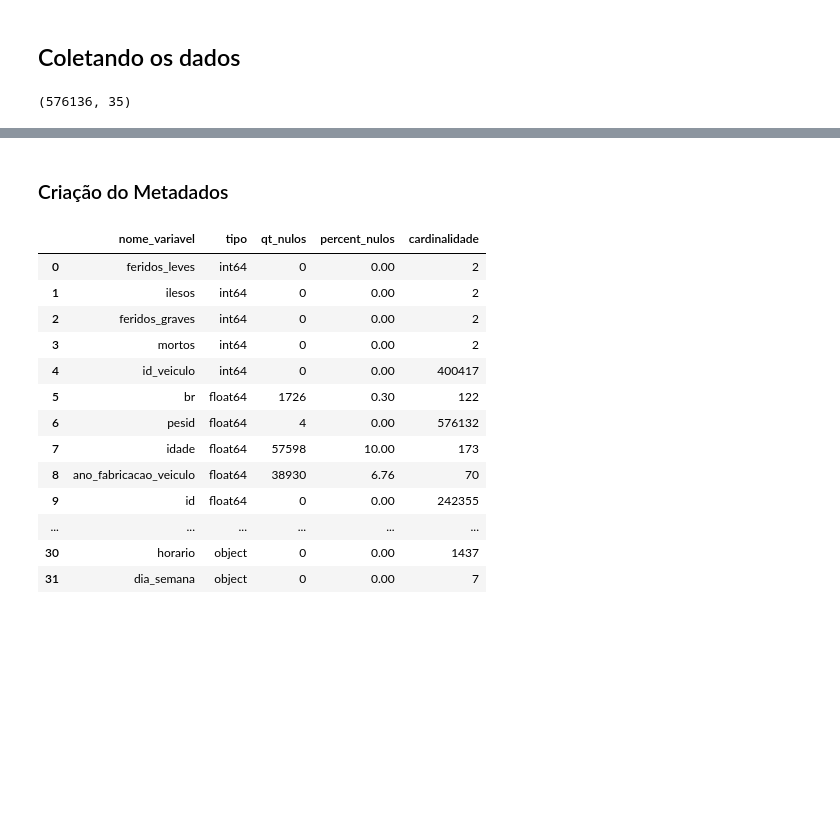
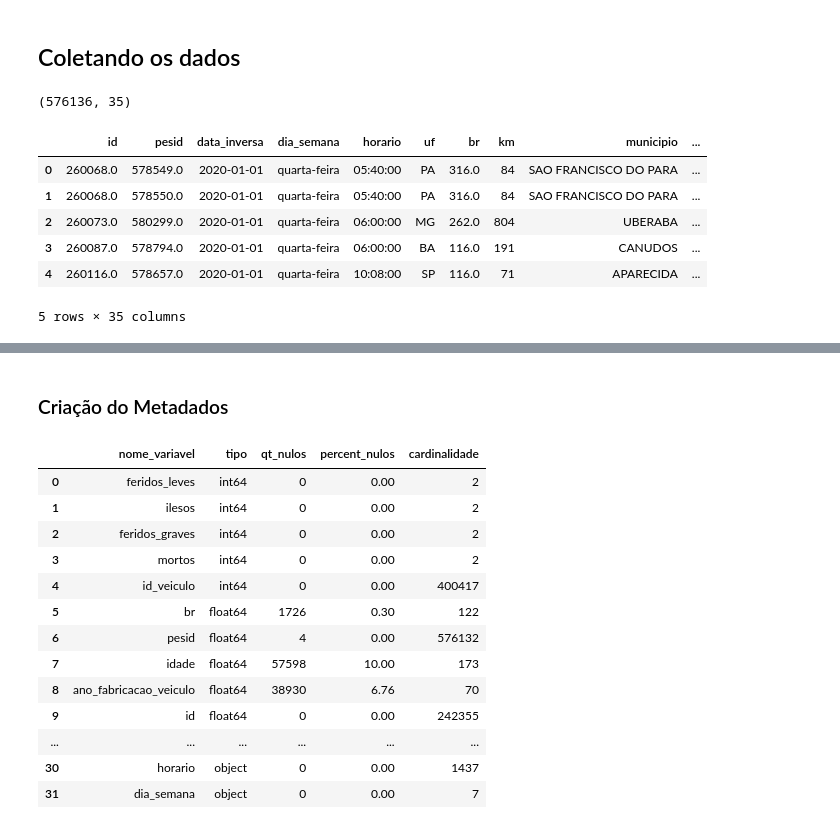
Before and after one commit to Michael-SvCruz/Analise_dados_PRF_acidentes, a Jupyter notebook: analise_acidentes_rodovias.ipynb, the cells around one changed output, grey strips where cells are left out. Drawn from its saved outputs; the diff is of its cells as text; code cells hidden in the pictures; blank space fills up the shorter version.

```diff
--- a/analise_acidentes_rodovias.ipynb
+++ b/analise_acidentes_rodovias.ipynb
@@ -29,3 +29,14 @@ df_final = pd.concat(dfs, axis=0, ignore_index=True)
 df_final.shape
 # %% [output]
 (576136, 35)
+# %%
+# 5 primeiras linhas
+df_final.head()
+# %% [output]
+|  | id | pesid | data_inversa | dia_semana | horario | uf | br | km | municipio | ... |
+| 0 | 260068.0 | 578549.0 | 2020-01-01 | quarta-feira | 05:40:00 | PA | 316.0 | 84 | SAO FRANCISCO DO PARA | ... |
+| 1 | 260068.0 | 578550.0 | 2020-01-01 | quarta-feira | 05:40:00 | PA | 316.0 | 84 | SAO FRANCISCO DO PARA | ... |
+| 2 | 260073.0 | 580299.0 | 2020-01-01 | quarta-feira | 06:00:00 | MG | 262.0 | 804 | UBERABA | ... |
+| 3 | 260087.0 | 578794.0 | 2020-01-01 | quarta-feira | 06:00:00 | BA | 116.0 | 191 | CANUDOS | ... |
+| 4 | 260116.0 | 578657.0 | 2020-01-01 | quarta-feira | 10:08:00 | SP | 116.0 | 71 | APARECIDA | ... |
+5 rows × 35 columns
```
Also changed, not shown: parts of 28 cells of this notebook.
